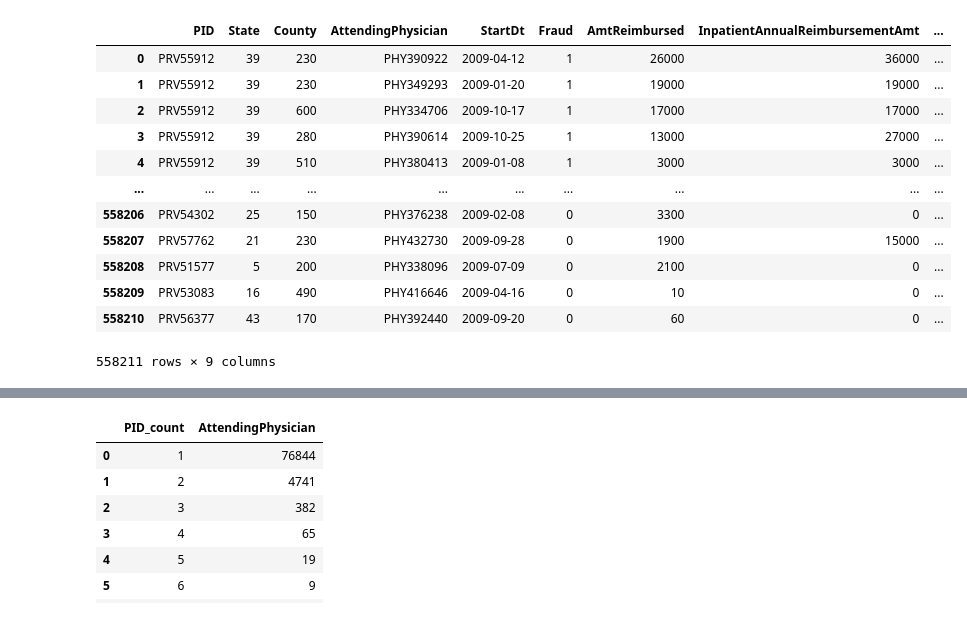
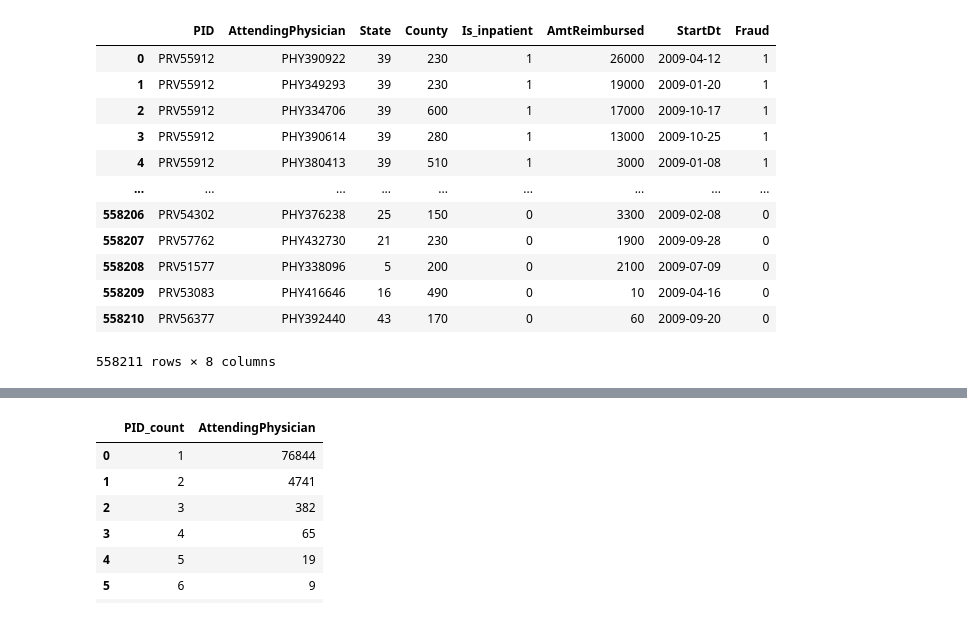
Before and after one commit to queezzz/Rotman-Datathon-2020, a Jupyter notebook: phys_analysis/PhysicianAnalysis.ipynb, the cells around one changed output, grey strips where cells are left out. Saved outputs shown, nothing was run; the diff lists cells and outputs as text; code cells hidden in the pictures.

```diff
--- a/phys_analysis/PhysicianAnalysis.ipynb
+++ b/phys_analysis/PhysicianAnalysis.ipynb
@@ -8,22 +8,22 @@ import plotly.io as pio
 pio.renderers.default='notebook'
 %matplotlib inline
 # %%
-phys = pd.read_csv("/Users/joy/Desktop/Datathon2020/Datathon2020data/phys_final.csv")
+phys = pd.read_csv("/Applications/datathon/Datathon2020data/phys_final.csv")
 phys
 # %% [output]
-|  | PID | State | County | AttendingPhysician | StartDt | Fraud | AmtReimbursed | InpatientAnnualReimbursementAmt | ... |
-| 0 | PRV55912 | 39 | 230 | PHY390922 | 2009-04-12 | 1 | 26000 | 36000 | ... |
-| 1 | PRV55912 | 39 | 230 | PHY349293 | 2009-01-20 | 1 | 19000 | 19000 | ... |
-| 2 | PRV55912 | 39 | 600 | PHY334706 | 2009-10-17 | 1 | 17000 | 17000 | ... |
-| 3 | PRV55912 | 39 | 280 | PHY390614 | 2009-10-25 | 1 | 13000 | 27000 | ... |
-| 4 | PRV55912 | 39 | 510 | PHY380413 | 2009-01-08 | 1 | 3000 | 3000 | ... |
-| ... | ... | ... | ... | ... | ... | ... | ... | ... | ... |
-| 558206 | PRV54302 | 25 | 150 | PHY376238 | 2009-02-08 | 0 | 3300 | 0 | ... |
-| 558207 | PRV57762 | 21 | 230 | PHY432730 | 2009-09-28 | 0 | 1900 | 15000 | ... |
-| 558208 | PRV51577 | 5 | 200 | PHY338096 | 2009-07-09 | 0 | 2100 | 0 | ... |
-| 558209 | PRV53083 | 16 | 490 | PHY416646 | 2009-04-16 | 0 | 10 | 0 | ... |
-| 558210 | PRV56377 | 43 | 170 | PHY392440 | 2009-09-20 | 0 | 60 | 0 | ... |
+|  | PID | AttendingPhysician | State | County | Is_inpatient | AmtReimbursed | StartDt | Fraud |
+| 0 | PRV55912 | PHY390922 | 39 | 230 | 1 | 26000 | 2009-04-12 | 1 |
+| 1 | PRV55912 | PHY349293 | 39 | 230 | 1 | 19000 | 2009-01-20 | 1 |
+| 2 | PRV55912 | PHY334706 | 39 | 600 | 1 | 17000 | 2009-10-17 | 1 |
+| 3 | PRV55912 | PHY390614 | 39 | 280 | 1 | 13000 | 2009-10-25 | 1 |
+| 4 | PRV55912 | PHY380413 | 39 | 510 | 1 | 3000 | 2009-01-08 | 1 |
+| ... | ... | ... | ... | ... | ... | ... | ... | ... |
+| 558206 | PRV54302 | PHY376238 | 25 | 150 | 0 | 3300 | 2009-02-08 | 0 |
+| 558207 | PRV57762 | PHY432730 | 21 | 230 | 0 | 1900 | 2009-09-28 | 0 |
+| 558208 | PRV51577 | PHY338096 | 5 | 200 | 0 | 2100 | 2009-07-09 | 0 |
+| 558209 | PRV53083 | PHY416646 | 16 | 490 | 0 | 10 | 2009-04-16 | 0 |
+| 558210 | PRV56377 | PHY392440 | 43 | 170 | 0 | 60 | 2009-09-20 | 0 |
-558211 rows × 9 columns
+558211 rows × 8 columns
 # %%
 phys.describe()
 # %% [output]
```
Also changed, not shown: parts of 23 cells of this notebook, 37 other files.
